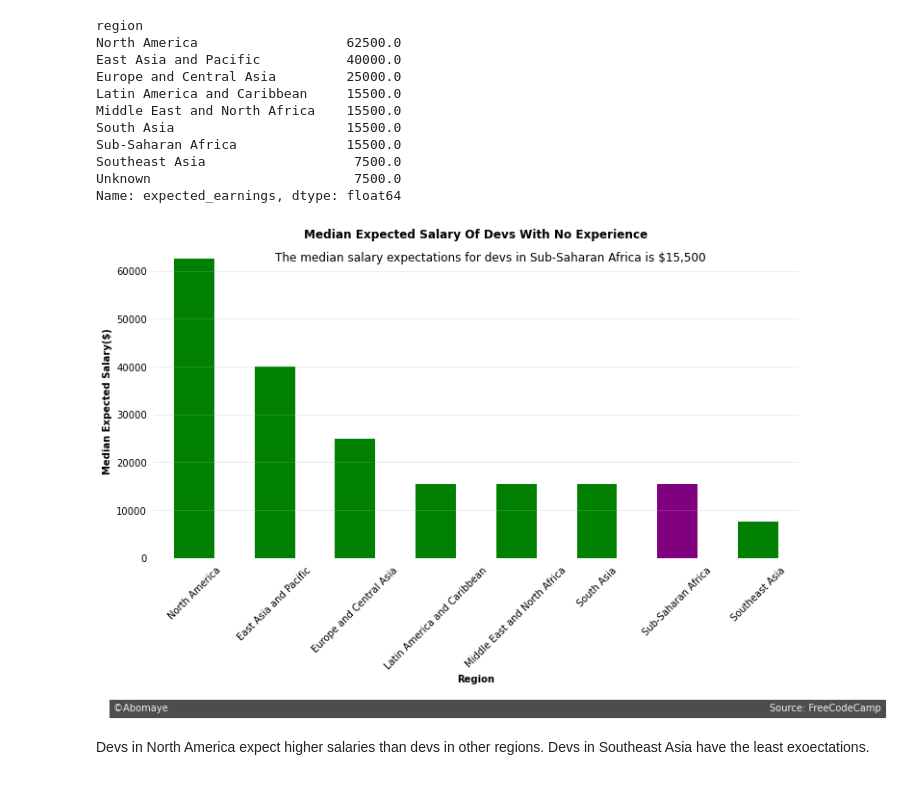
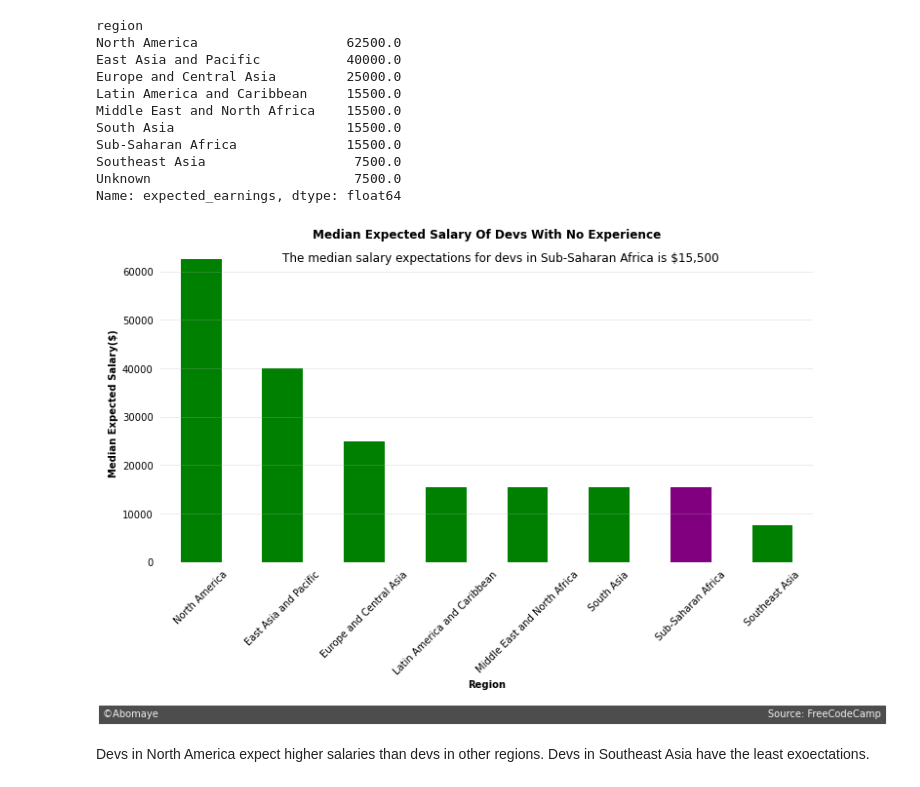
Before and after one commit to yickysan/FCC-survey, a Jupyter notebook: fcc 2021 survey.ipynb, the cells around one changed output. Saved outputs shown, nothing was run; the diff lists cells and outputs as text; code cells hidden in the pictures.

```diff
--- a/fcc 2021 survey.ipynb
+++ b/fcc 2021 survey.ipynb
@@ -444,7 +444,8 @@ Data Engineer                                            481
 Name: career_interest, dtype: int64
 # %%
 ax, fig = plt.subplots(figsize=(12, 6))
-ax = fcc["career_interest"].value_counts().head(11).drop("I am not interested in a software development career").plot.barh(color='green')
+ax = fcc["career_interest"].value_counts().head(12).drop(["I am not interested in a software development career", "Unknown"]).plot.barh(color='green')
+ax.tick_params(bottom=0, left=0)
 ax.tick_params(bottom=0, left=0)
 spines = ["top", "bottom", "right", "left"]
 for spine in spines:
@@ -942,26 +943,26 @@ Name: expected_earnings, dtype: float64
 # %%
 # plotting the median expected earning
 colors = ["green" ,"green", "green", "green", "green", "green", "purple", "green"]
 ax = new_devs.groupby("region")["expected_earnings"].median().sort_values(ascending=False).drop("Unknown").plot.bar(color=colors,
                                                                                                                   figsize=(12, 6))
 
 spines = ["top", "bottom", "right", "left"]
 for spine in spines:
     ax.spines[spine].set_visible(False)
 ax.grid(True, alpha=0.3, axis="y")
 ax.tick_params(bottom=0, left=0)
 plt.xticks(rotation=45)
 plt.ylabel("Median Expected Salary($)", weight= "bold")
 plt.xlabel("Region", weight="bold")
 ax.text(1, 62000, "The median salary expectations for devs in Sub-Saharan Africa is $15,500",
         size=12)
-ax.text(-1, -32000, "©Abomaye" +" "*200 + "Source: FreeCodeCamp",
+ax.text(-1.2, -32000, "©Abomaye" +" "*200 + "Source: FreeCodeCamp",
        color="#f0f0f0", backgroundcolor="#4d4d4d")
 plt.title("Median Expected Salary Of Devs With No Experience",
           weight="bold")
 plt.show()
 # %% [output]
-[figure, old version]
+[figure, new version]
 # %% [markdown]
 Devs in North America expect higher salaries than devs in other regions. Devs in Southeast Asia have the least exoectations.
 # %%
```
Also changed, not shown: parts of 6 cells of this notebook.
